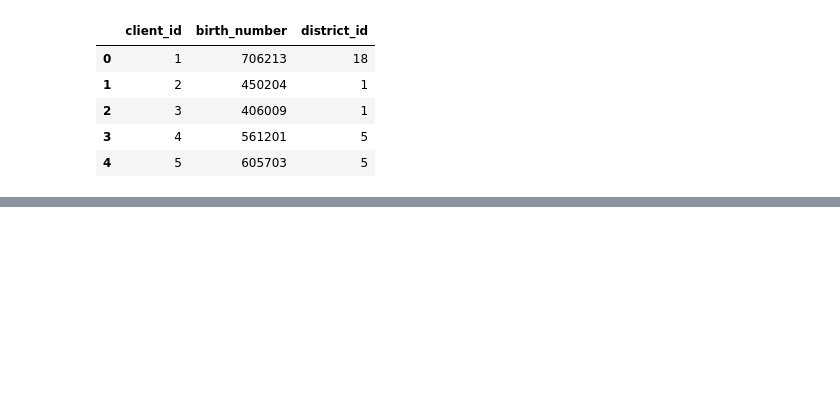
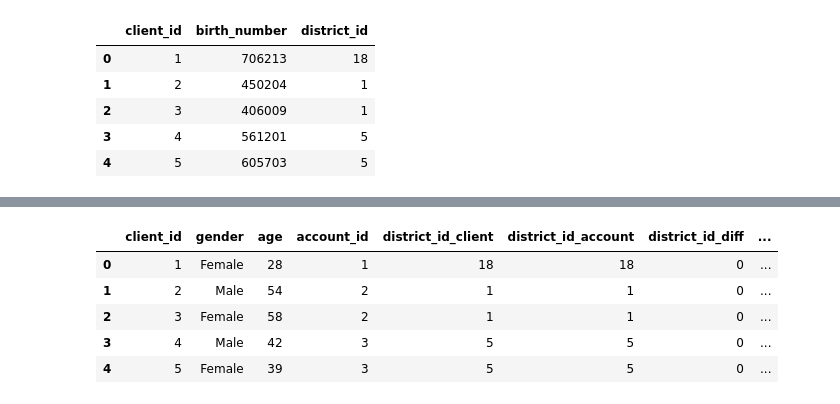
Before and after one commit to r3dlex/teachalot, a Jupyter notebook: Learning/Fgv/AplicacoesDeInteligenciaArtificial/CzechBank/Src/CzechBank.ipynb, the cells around one changed output, grey strips where cells are left out. Drawn from its saved outputs; the diff is of its cells as text; code cells hidden in the pictures; blank space fills up the shorter version.

```diff
--- a/Learning/Fgv/AplicacoesDeInteligenciaArtificial/CzechBank/Src/CzechBank.ipynb
+++ b/Learning/Fgv/AplicacoesDeInteligenciaArtificial/CzechBank/Src/CzechBank.ipynb
@@ -254,0 +311,70 @@ clients_accounts_loans.amount.quantile([0.0, 0.25, 0.5, 0.75, 1.0])
+# %%
+def is_different(row, first_column, second_column):
+    return 1 if row[first_column] != row[second_column] else 0
+
+def get_quantile_index(value, quantiles, quantile_list):
+    i = 1
+
+    for quantile in quantile_list:
+        if quantiles[quantile] >= value:
+            break
+        else:
+            i += 1
+
+    return i
+
+def create_quantile_distribution(df, column, start, increment):
+    quantile_list = np.array([0.0, 0.25, 0.5, 0.75, 1.0])
+    value = start
+
+    df[column].fillna(np.average(df[column].notna()), inplace = True)
+
+    quantiles = df[column].quantile(quantile_list)
+
+    return df[column].apply(lambda x: get_quantile_index(x, quantiles, quantile_list[1:4]) * increment + start).astype(dtype = 'int64')
+
+def create_negative_quantile_distribution(df, column):
+    return create_quantile_distribution(df, column, 4, -1)
+
+def create_positive_quantile_distribution(df, column):
+    return create_quantile_distribution(df, column, 0, 1)
+
+
+clients_rating = clients_dispositions[['client_id', 'gender', 'age', 'account_id']]
+clients_rating.loc[:, 'district_id_client'] = clients_accounts.district_id_client
+clients_rating.loc[:, 'district_id_account'] = clients_accounts.district_id_account
+
+clients_rating.loc[:, 'district_id_diff'] = clients_rating.apply(lambda row: is_different(row, 'district_id_client', 'district_id_account'), axis = 1)
+clients_rating.loc[:, 'dis_avg_salary'] = create_positive_quantile_distribution(clients_districts, 'avg_salary')
+clients_rating.loc[:, 'dis_unemp_rate_95'] = create_positive_quantile_distribution(clients_districts, 'unemploy_rate_95')
+clients_rating.loc[:, 'dis_unemp_rate_96'] = create_positive_quantile_distribution(clients_districts, 'unemploy_rate_96')
+clients_rating.loc[:, 'dis_commit_crimes_95'] = create_positive_quantile_distribution(clients_districts, 'n_commited_crimes_95')
+clients_rating.loc[:, 'dis_commit_crimes_96'] = create_positive_quantile_distribution(clients_districts, 'n_commited_crimes_96')
+clients_rating.loc[:, 'year_account'] = clients_accounts.date.apply(lambda date: get_int_years_delta(date, reference_analysis_date))
+# client type - Owner - 2, DISPONENT - 1
+clients_rating.loc[:, 'client_type'] = clients_districts['type'].astype(dtype = 'category').cat.codes + 1
+#card_score_lookup = [2, 3, 1]
+# Card score - Gold - 3, Classic - 2, Junior - 1
+#clientrating.df$card <- as.numeric(revalue(joinclientcard$type_card,replace = c("gold" = 3, "classic" = 2, "junior" = 1)))
+
+# Years that the client has the card
+#clientrating.df$year_card <- GetScoreForNumericVariables(GetAgeFromRefDate(joinclientcard$issued,refdate),"p")
+
+# Account frequency
+#clientrating.df$acnt_frequency <- GetScoreForFactorVariables(joinclientaccount, "frequency", c("Monthly", "Weekly", "AfterTransaction"))
+
+# Years that the client has the account
+
+# Loans
+#clientrating.df$loan_status <- GetScoreForFactorVariables(joinclientacntloans, "status", c("ContractFinishedDefault", "RunningInDebt", "RunningOk","ContractFinishedOk"))
+
+clients_rating.loc[:, 'year_loan'] = clients_accounts_loans.date_loan.apply(lambda date: get_int_years_delta(date, reference_analysis_date))
+clients_rating.year_loan.fillna(0, inplace = True)
+clients_rating.loc[:, 'duration_loan'] = clients_accounts_loans.duration
+clients_rating.duration_loan.fillna(0, inplace = True)
+clients_rating.loc[:, 'mth_to_pay_loan'] = clients_rating.apply(lambda row: row['duration_loan'] - row['year_loan'] * 12, axis = 1)
+
+clients_rating.loc[:, 'sum_score'] = clients_rating.apply(lambda row: max(row['district_id_diff':'mth_to_pay_loan'].sum(), 0), axis = 1)
+clients_rating.info()
+clients_rating.head()
+# %% [output]
@@ -254,0 +408,6 @@ clients_accounts_loans.amount.quantile([0.0, 0.25, 0.5, 0.75, 1.0])
+|  | client_id | gender | age | account_id | district_id_client | district_id_account | district_id_diff | ... |
+| 0 | 1 | Female | 28 | 1 | 18 | 18 | 0 | ... |
+| 1 | 2 | Male | 54 | 2 | 1 | 1 | 0 | ... |
+| 2 | 3 | Female | 58 | 2 | 1 | 1 | 0 | ... |
+| 3 | 4 | Male | 42 | 3 | 5 | 5 | 0 | ... |
+| 4 | 5 | Female | 39 | 3 | 5 | 5 | 0 | ... |
```
Also changed, not shown: parts of 22 cells of this notebook.
